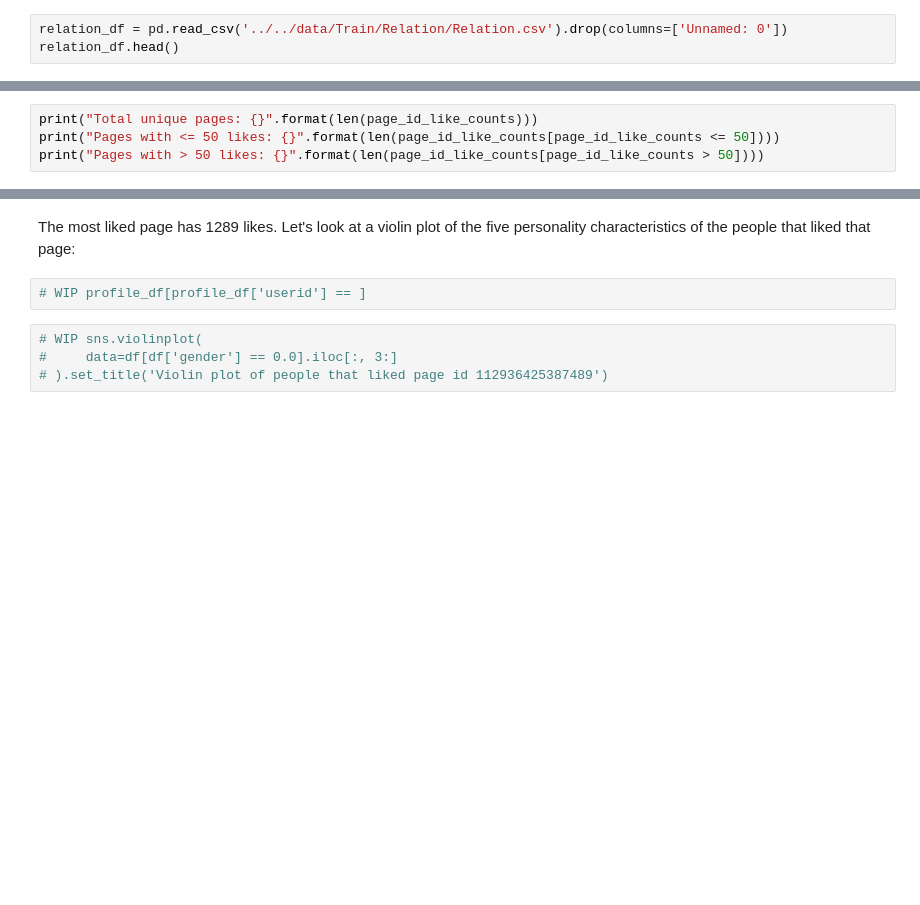
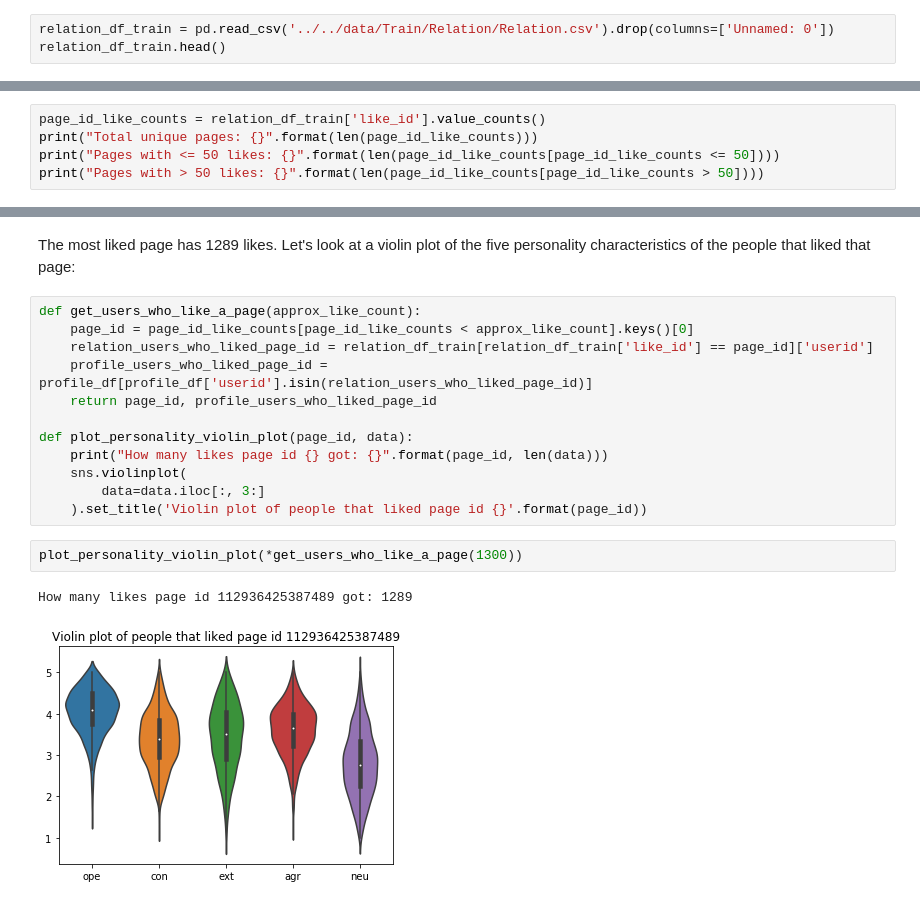
Before and after one commit to k1c/Facebook-User-Predictions, a Jupyter notebook: notebooks/Relation.ipynb, the cells around one changed output, grey strips where cells are left out. Cells and saved outputs as stored; diff of their text form; blank space fills up the shorter version.

```diff
--- a/notebooks/Relation.ipynb
+++ b/notebooks/Relation.ipynb
@@ -6,8 +6,8 @@ import numpy as np
 # %% [markdown]
 # Relation.csv
 # %%
-relation_df = pd.read_csv('../../data/Train/Relation/Relation.csv').drop(columns=['Unnamed: 0'])
-relation_df.head()
+relation_df_train = pd.read_csv('../../data/Train/Relation/Relation.csv').drop(columns=['Unnamed: 0'])
+relation_df_train.head()
 # %% [output]
 |  | userid | like_id |
 | 0 | c6a9a43058c8cc8398ca6e97324c0fae | 8628204013 |
@@ -22,4 +35,5 @@ page_id_like_counts = relation_df['like_id'].value_counts()
 # %%
+page_id_like_counts = relation_df_train['like_id'].value_counts()
 print("Total unique pages: {}".format(len(page_id_like_counts)))
 print("Pages with <= 50 likes: {}".format(len(page_id_like_counts[page_id_like_counts <= 50])))
 print("Pages with > 50 likes: {}".format(len(page_id_like_counts[page_id_like_counts > 50])))
@@ -59,8 +84,19 @@ Name: like_id, dtype: int64
 # %% [markdown]
 The most liked page has 1289 likes. Let's look at a violin plot of the five personality characteristics of the people that liked that page:
-# %%
-# WIP profile_df[profile_df['userid'] == ]
-# %%
-# WIP sns.violinplot(
-#     data=df[df['gender'] == 0.0].iloc[:, 3:]
-# ).set_title('Violin plot of people that liked page id 112936425387489')
+# %%
+def get_users_who_like_a_page(approx_like_count):
+    page_id = page_id_like_counts[page_id_like_counts < approx_like_count].keys()[0]
+    relation_users_who_liked_page_id = relation_df_train[relation_df_train['like_id'] == page_id]['userid']
+    profile_users_who_liked_page_id = profile_df[profile_df['userid'].isin(relation_users_who_liked_page_id)]
+    return page_id, profile_users_who_liked_page_id
+
+def plot_personality_violin_plot(page_id, data):
+    print("How many likes page id {} got: {}".format(page_id, len(data)))
+    sns.violinplot(
+        data=data.iloc[:, 3:]
+    ).set_title('Violin plot of people that liked page id {}'.format(page_id))
+# %%
+plot_personality_violin_plot(*get_users_who_like_a_page(1300))
+# %% [output]
+How many likes page id 112936425387489 got: 1289
+[figure, added]
```
Also changed, not shown: parts of 11 cells of this notebook.
